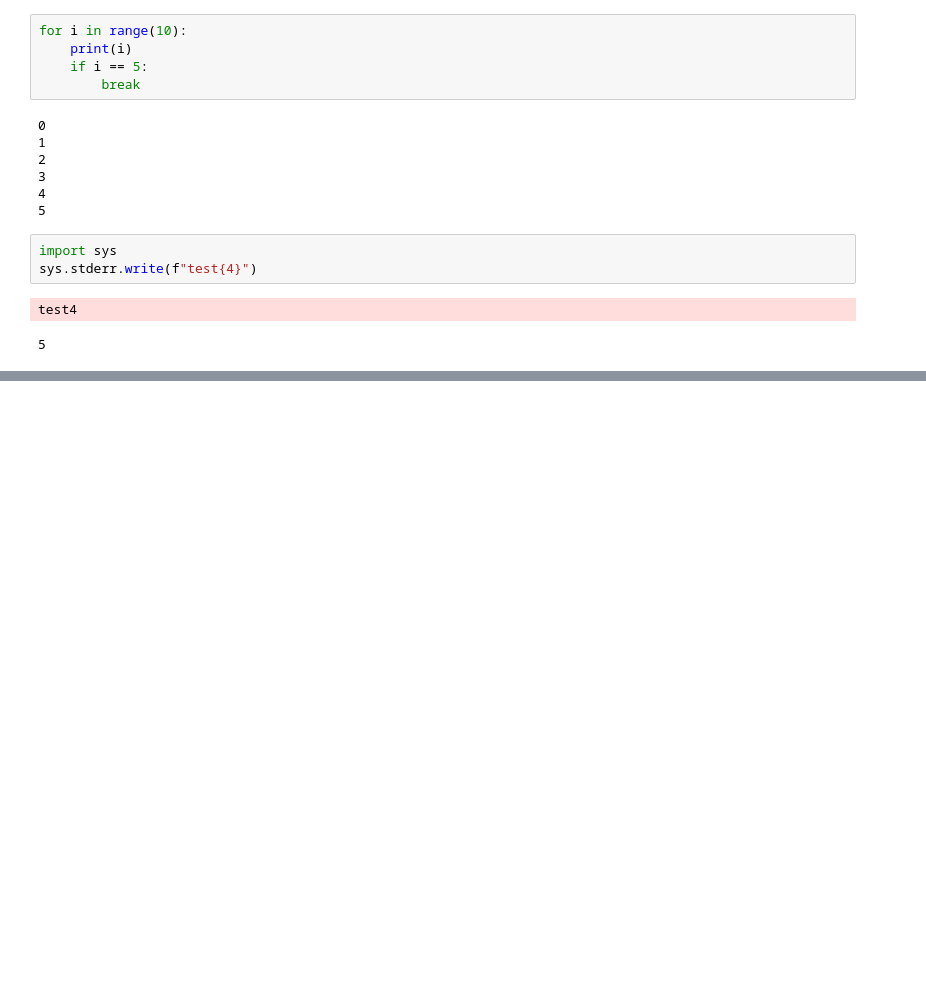
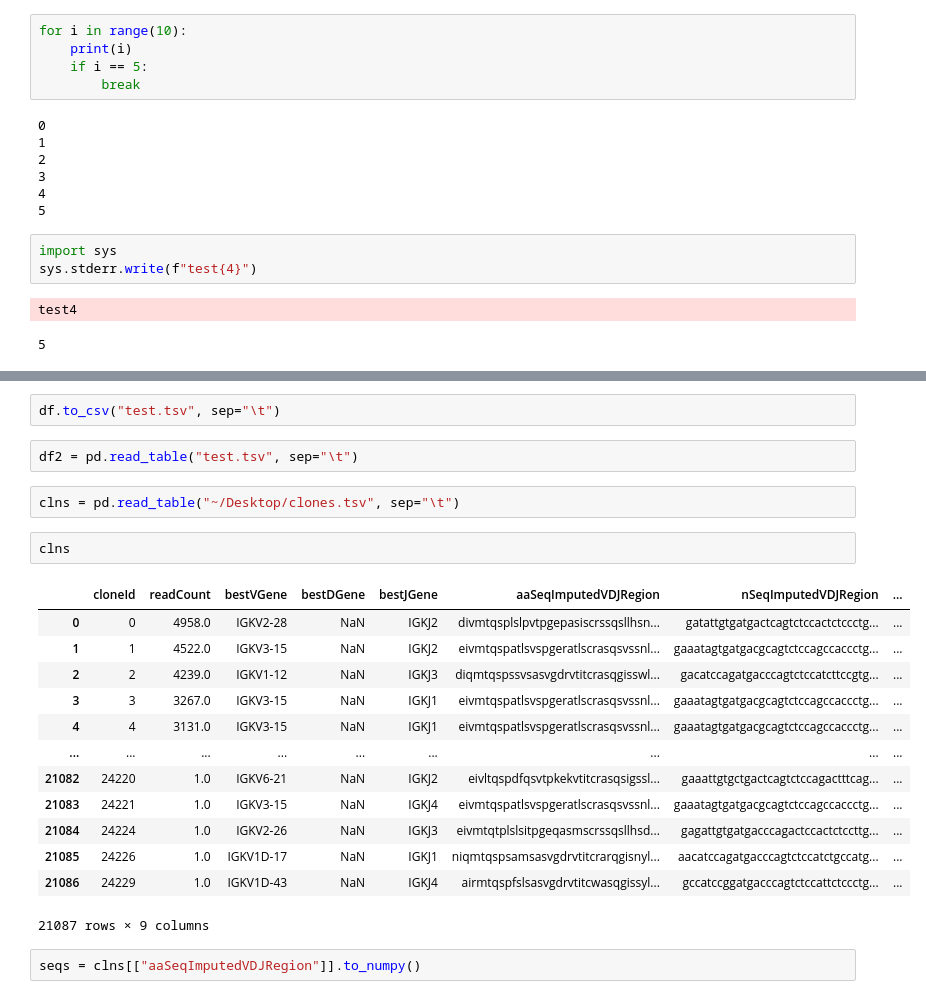
Before and after one commit to naviret/rl_bnab_maturation_pathways, a Jupyter notebook: development/development.ipynb, the cells around one changed output, grey strips where cells are left out. Saved outputs shown, nothing was run; the diff lists cells and outputs as text; blank space fills up the shorter version.

```diff
--- a/development/development.ipynb
+++ b/development/development.ipynb
@@ -188,0 +377,24 @@ test4
+# %%
+df.to_csv("test.tsv", sep="\t")
+# %%
+df2 = pd.read_table("test.tsv", sep="\t")
+# %%
+clns = pd.read_table("~/Desktop/clones.tsv", sep="\t")
+# %%
+clns
+# %% [output]
+|  | cloneId | readCount | bestVGene | bestDGene | bestJGene | aaSeqImputedVDJRegion | nSeqImputedVDJRegion | ... |
+| 0 | 0 | 4958.0 | IGKV2-28 | NaN | IGKJ2 | divmtqsplslpvtpgepasiscrssqsllhsn... | gatattgtgatgactcagtctccactctccctg... | ... |
+| 1 | 1 | 4522.0 | IGKV3-15 | NaN | IGKJ2 | eivmtqspatlsvspgeratlscrasqsvssnl... | gaaatagtgatgacgcagtctccagccaccctg... | ... |
+| 2 | 2 | 4239.0 | IGKV1-12 | NaN | IGKJ3 | diqmtqspssvsasvgdrvtitcrasqgisswl... | gacatccagatgacccagtctccatcttccgtg... | ... |
+| 3 | 3 | 3267.0 | IGKV3-15 | NaN | IGKJ1 | eivmtqspatlsvspgeratlscrasqsvssnl... | gaaatagtgatgacgcagtctccagccaccctg... | ... |
+| 4 | 4 | 3131.0 | IGKV3-15 | NaN | IGKJ1 | eivmtqspatlsvspgeratlscrasqsvssnl... | gaaatagtgatgacgcagtctccagccaccctg... | ... |
+| ... | ... | ... | ... | ... | ... | ... | ... | ... |
+| 21082 | 24220 | 1.0 | IGKV6-21 | NaN | IGKJ2 | eivltqspdfqsvtpkekvtitcrasqsigssl... | gaaattgtgctgactcagtctccagactttcag... | ... |
+| 21083 | 24221 | 1.0 | IGKV3-15 | NaN | IGKJ4 | eivmtqspatlsvspgeratlscrasqsvssnl... | gaaatagtgatgacgcagtctccagccaccctg... | ... |
+| 21084 | 24224 | 1.0 | IGKV2-26 | NaN | IGKJ3 | eivmtqtplslsitpgeqasmscrssqsllhsd... | gagattgtgatgacccagactccactctccttg... | ... |
+| 21085 | 24226 | 1.0 | IGKV1D-17 | NaN | IGKJ1 | niqmtqspsamsasvgdrvtitcrarqgisnyl... | aacatccagatgacccagtctccatctgccatg... | ... |
+| 21086 | 24229 | 1.0 | IGKV1D-43 | NaN | IGKJ4 | airmtqspfslsasvgdrvtitcwasqgissyl... | gccatccggatgacccagtctccattctccctg... | ... |
+21087 rows × 9 columns
+# %%
+seqs = clns[["aaSeqImputedVDJRegion"]].to_numpy()
```
Also changed, not shown: parts of 29 cells of this notebook, 4 other files.
